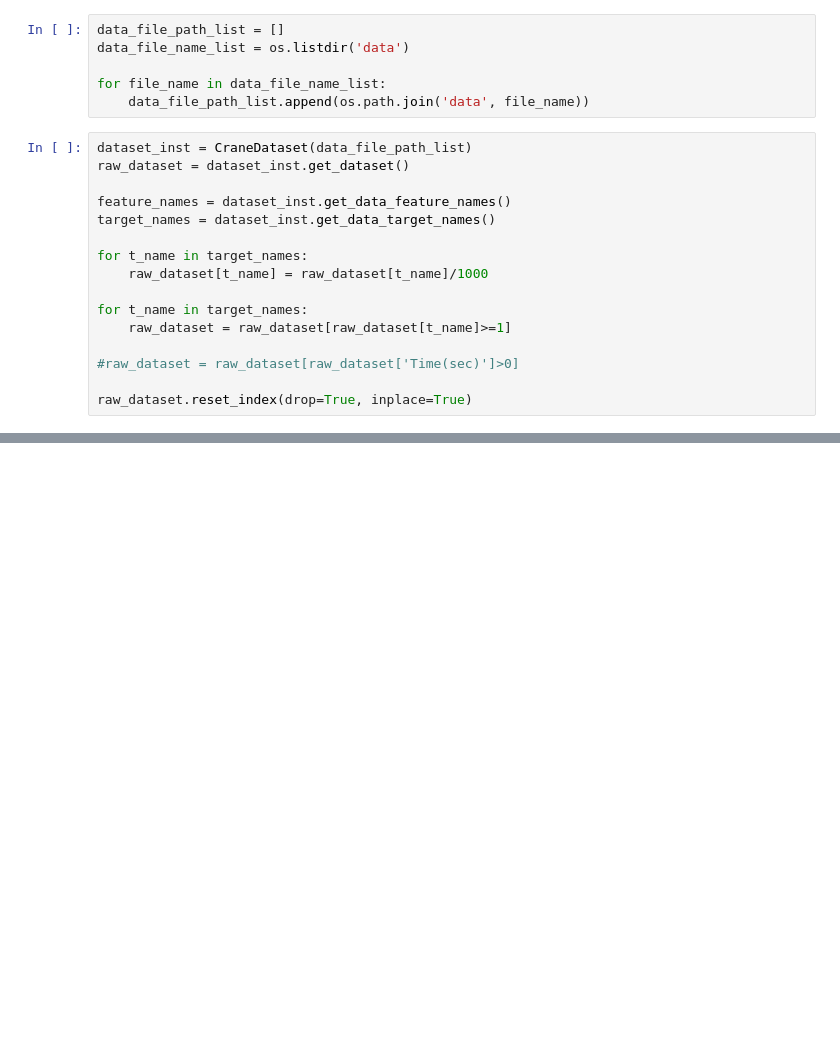
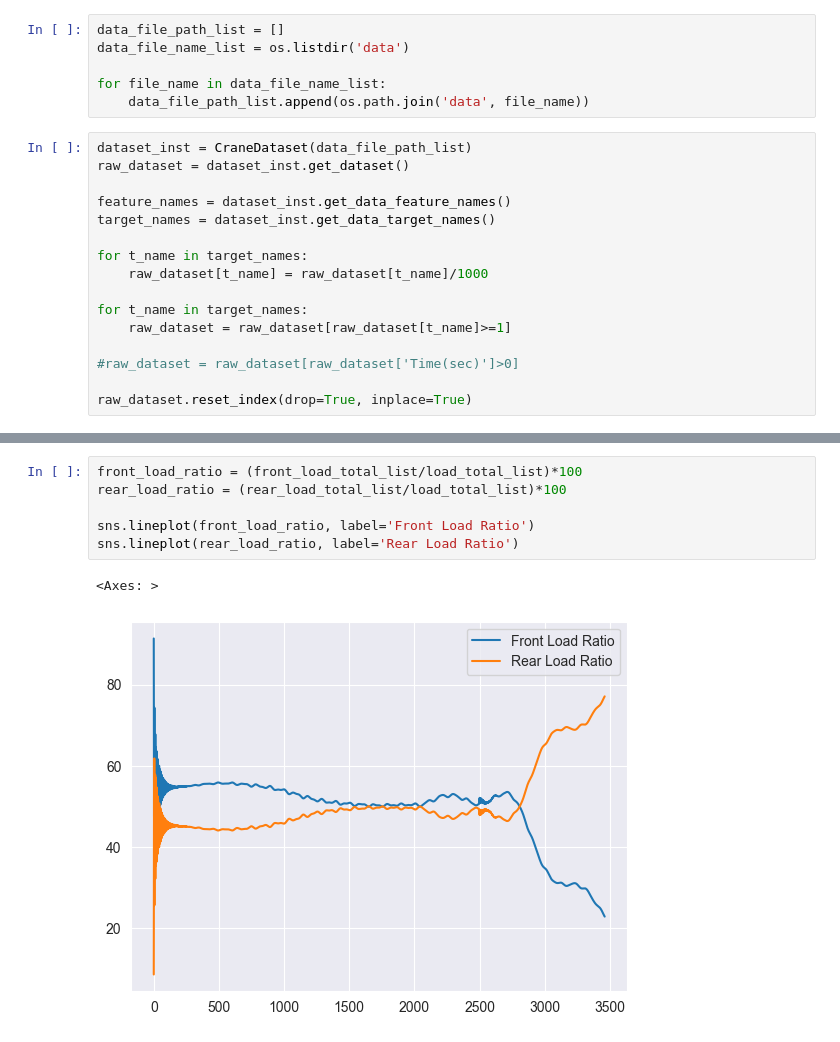
Before and after one commit to jinbeomjeong/estimate_crawler_crane_ground_pressure, a Jupyter notebook: detect_roll_over.ipynb, the cells around one changed output, grey strips where cells are left out. Drawn from its saved outputs; the diff is of its cells as text; blank space fills up the shorter version.

```diff
--- a/detect_roll_over.ipynb
+++ b/detect_roll_over.ipynb
@@ -29,0 +101,9 @@ raw_dataset.reset_index(drop=True, inplace=True)
+# %%
+front_load_ratio = (front_load_total_list/load_total_list)*100
+rear_load_ratio = (rear_load_total_list/load_total_list)*100
+
+sns.lineplot(front_load_ratio, label='Front Load Ratio')
+sns.lineplot(rear_load_ratio, label='Rear Load Ratio')
+# %% [output]
+<Axes: >
+[figure, added]
```
Also changed, not shown: parts of 19 cells of this notebook.
